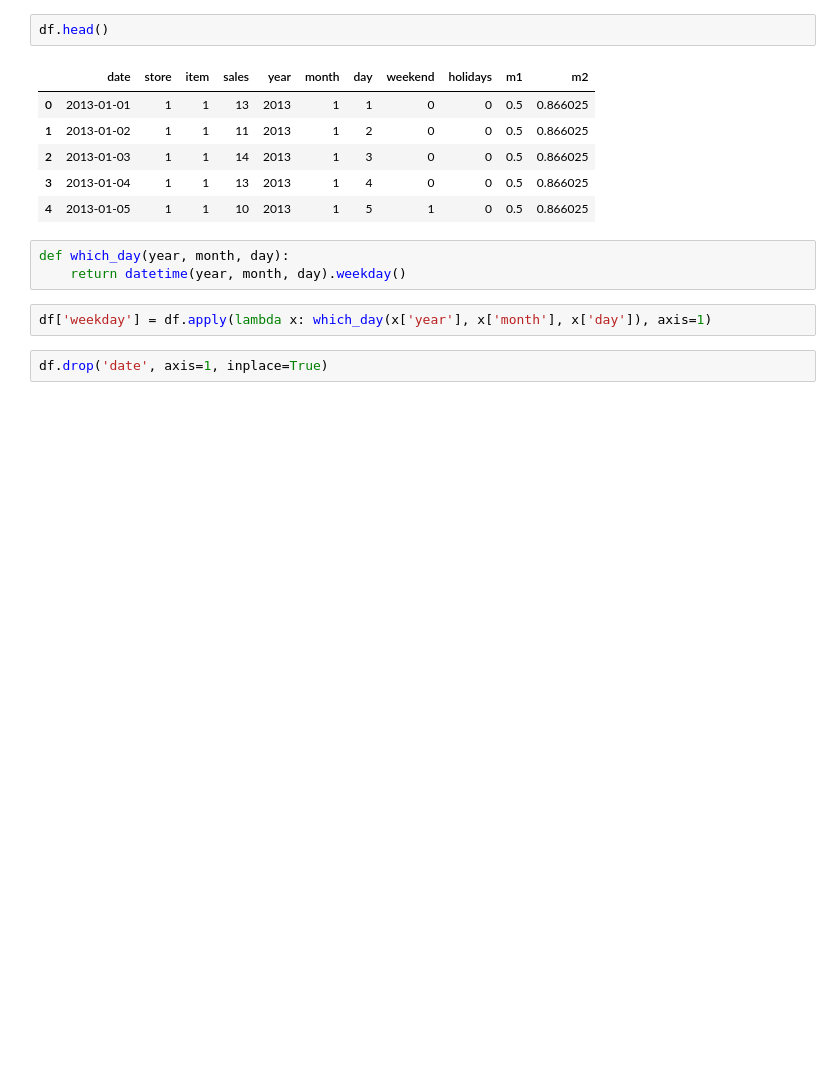
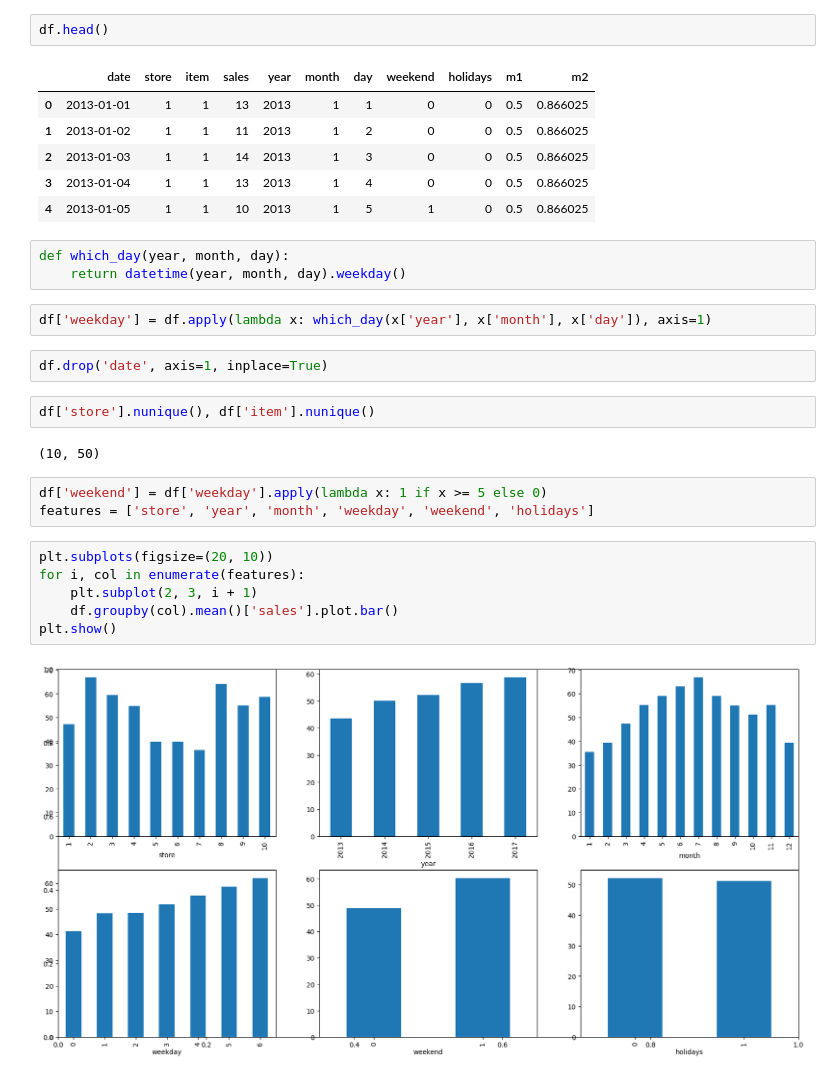
Before and after one commit to ftokarek/Inventory-Demand-Forecasting-ML, a Jupyter notebook: notebooks/notebook.ipynb, the cells around one changed output. Cells and saved outputs as stored; diff of their text form; blank space fills up the shorter version.

```diff
--- a/notebooks/notebook.ipynb
+++ b/notebooks/notebook.ipynb
@@ -109,3 +109,18 @@ def which_day(year, month, day):
 df['weekday'] = df.apply(lambda x: which_day(x['year'], x['month'], x['day']), axis=1)
 # %%
 df.drop('date', axis=1, inplace=True)
+# %%
+df['store'].nunique(), df['item'].nunique()
+# %% [output]
+(10, 50)
+# %%
+df['weekend'] = df['weekday'].apply(lambda x: 1 if x >= 5 else 0)
+features = ['store', 'year', 'month', 'weekday', 'weekend', 'holidays']
+# %%
+plt.subplots(figsize=(20, 10))
+for i, col in enumerate(features):
+    plt.subplot(2, 3, i + 1)
+    df.groupby(col).mean()['sales'].plot.bar()
+plt.show()
+# %% [output]
+[figure, added]
```
Also changed, not shown: parts of 5 cells of this notebook.
